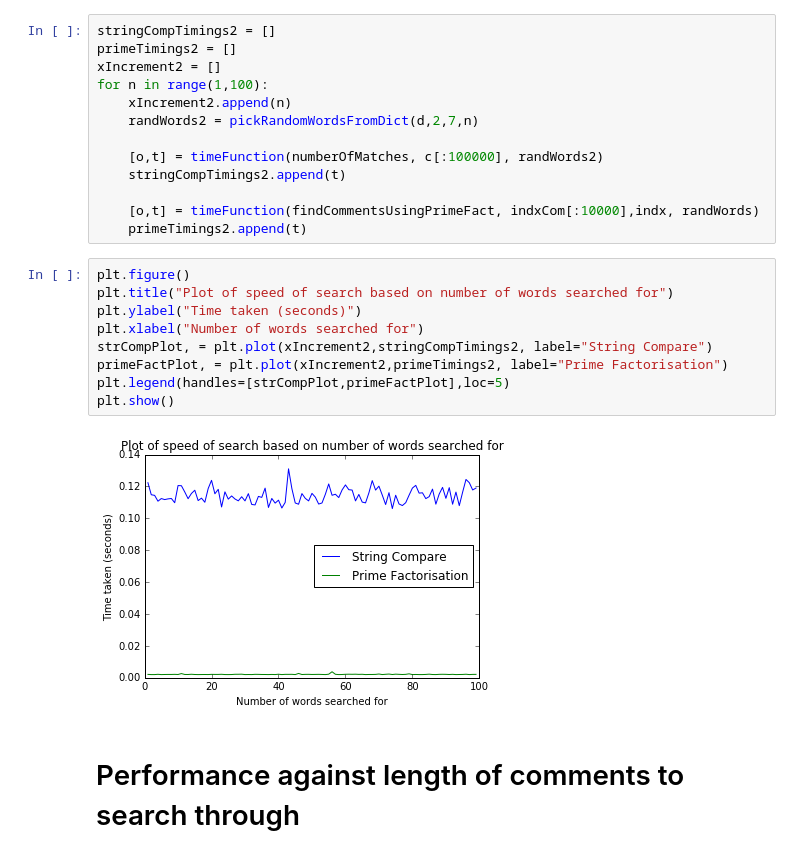
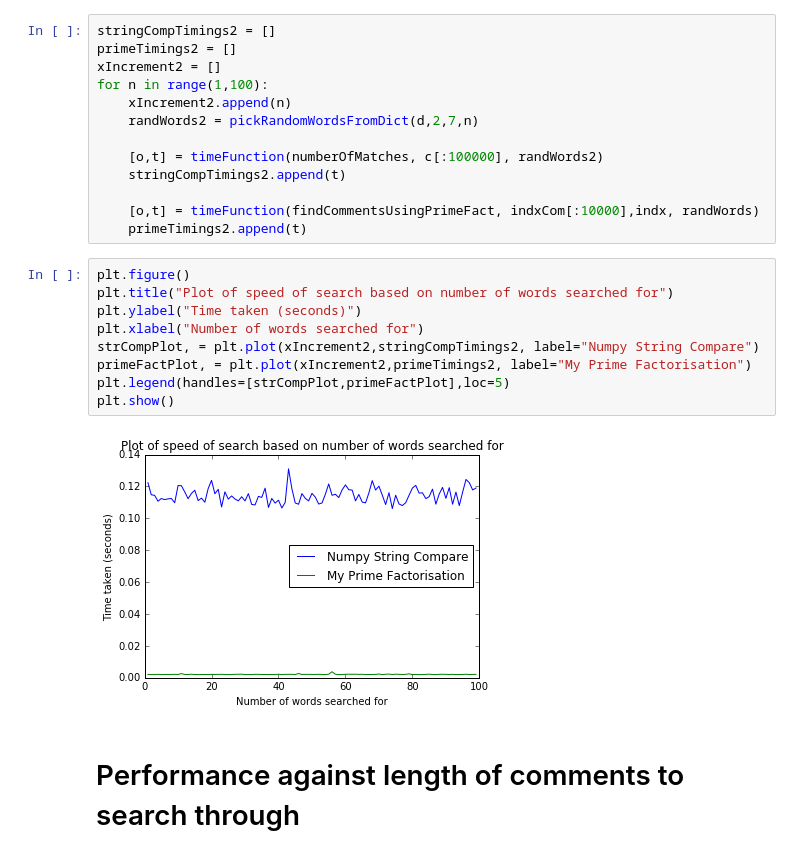
Before and after one commit to ZackAkil/Data-Science-Meetup-Predicting-Trolls, a Jupyter notebook: Text indexing by prime factorisation.ipynb, the cells around one changed output. Saved outputs shown, nothing was run; the diff lists cells and outputs as text.

Commit message:
added better labelling to graphs

```diff
--- a/Text indexing by prime factorisation.ipynb
+++ b/Text indexing by prime factorisation.ipynb
@@ -408,14 +408,14 @@ for n in range(1,100):
 # %%
 plt.figure()
 plt.title("Plot of speed of search based on number of words searched for")
 plt.ylabel("Time taken (seconds)")
 plt.xlabel("Number of words searched for")
-strCompPlot, = plt.plot(xIncrement2,stringCompTimings2, label="String Compare")
-primeFactPlot, = plt.plot(xIncrement2,primeTimings2, label="Prime Factorisation")
+strCompPlot, = plt.plot(xIncrement2,stringCompTimings2, label="Numpy String Compare")
+primeFactPlot, = plt.plot(xIncrement2,primeTimings2, label="My Prime Factorisation")
 plt.legend(handles=[strCompPlot,primeFactPlot],loc=5)
 plt.show()
 # %% [output]
-[figure, old version]
+[figure, new version]
 # %% [markdown]
 # Performance against length of comments to search through
 # %%
```
Also changed, not shown: parts of 5 cells of this notebook.
